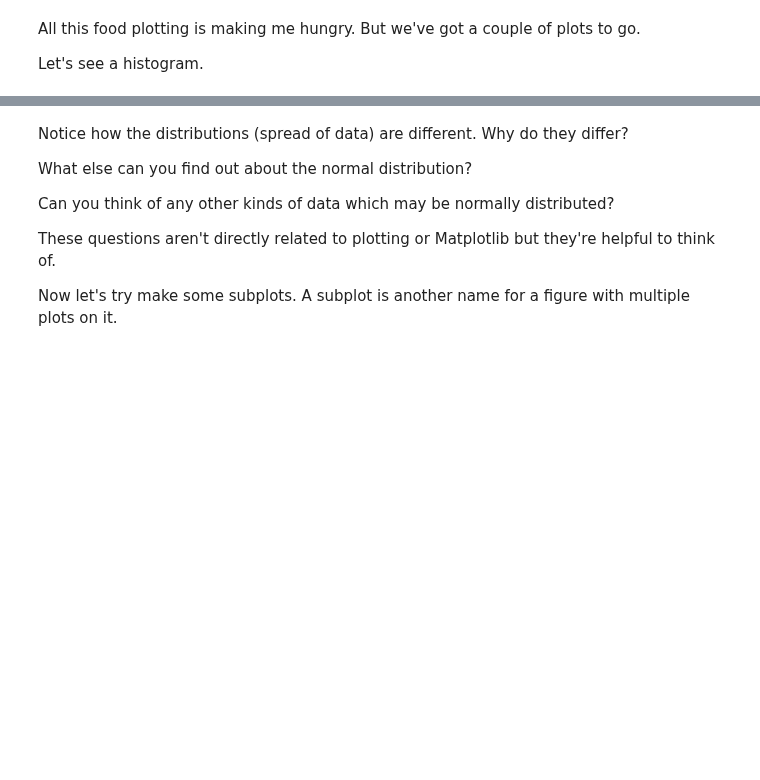
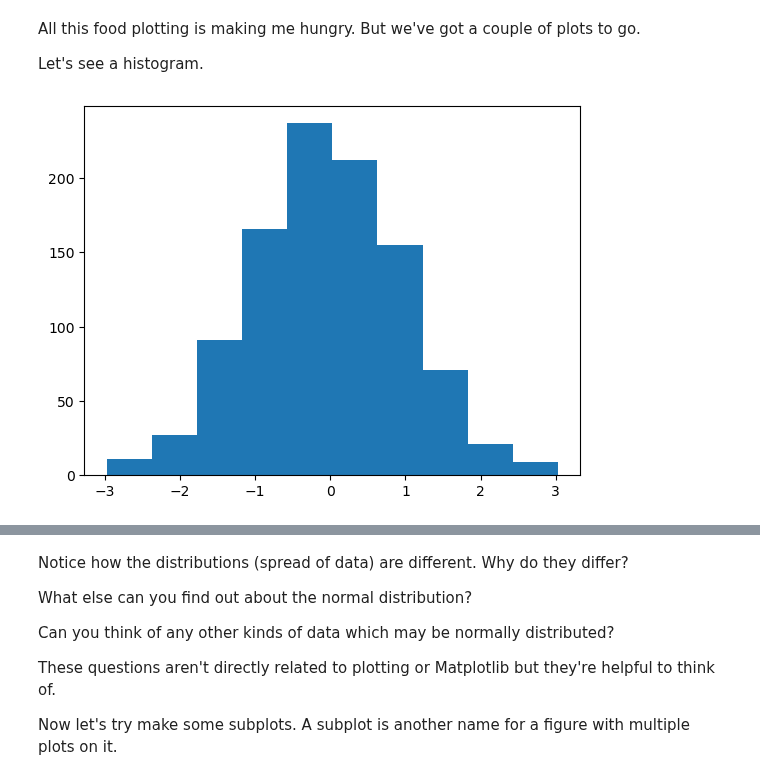
Before and after one commit to FairozAhmadSheikh/Machine_and_Deep_Learning_Basic_To_Advance, a Jupyter notebook: Exercises/matplotlib-exercises.ipynb, the cells around one changed output, grey strips where cells are left out. Saved outputs shown, nothing was run; the diff lists cells and outputs as text; code cells hidden in the pictures; blank space fills up the shorter version.

```diff
--- a/Exercises/matplotlib-exercises.ipynb
+++ b/Exercises/matplotlib-exercises.ipynb
@@ -151,8 +158,11 @@ All this food plotting is making me hungry. But we've got a couple of plots to g
 Let's see a histogram.
 # %%
 # Create a random NumPy array of 1000 normally distributed numbers using NumPy and save it to X
-
+muntazir=np.random.randn(1000)
 
 # Create a histogram plot of X
+plt.hist(muntazir);
+# %% [output]
+[figure, added]
 # %%
 # Create a NumPy array of 1000 random numbers and save it to X
```
Also changed, not shown: parts of 5 cells of this notebook.
